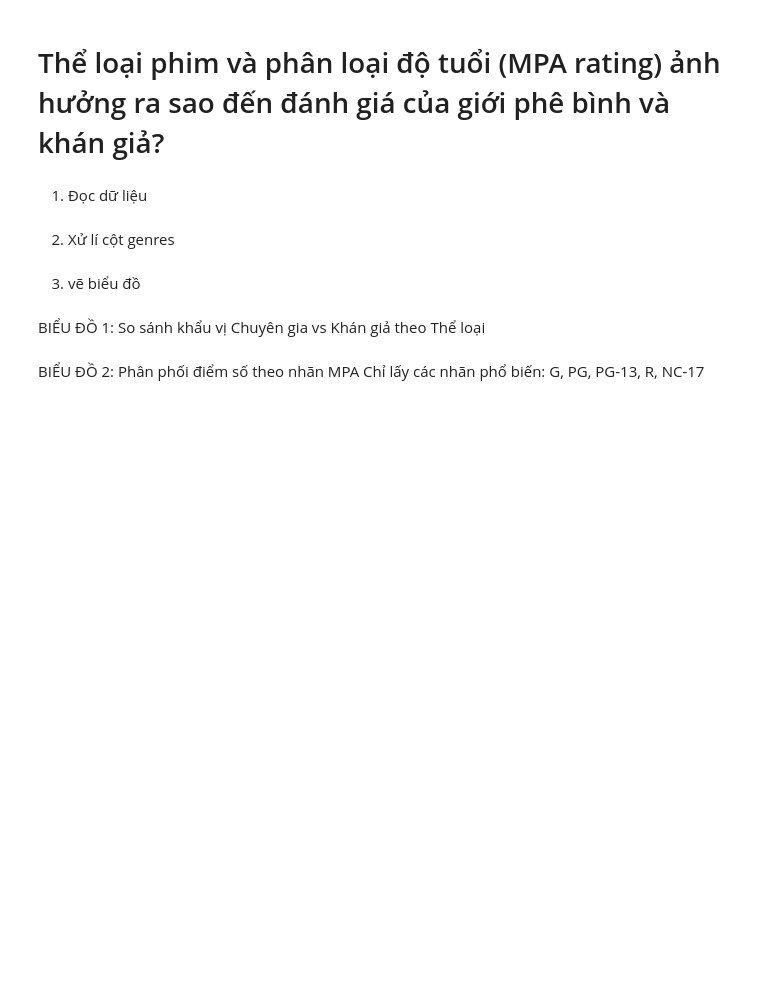
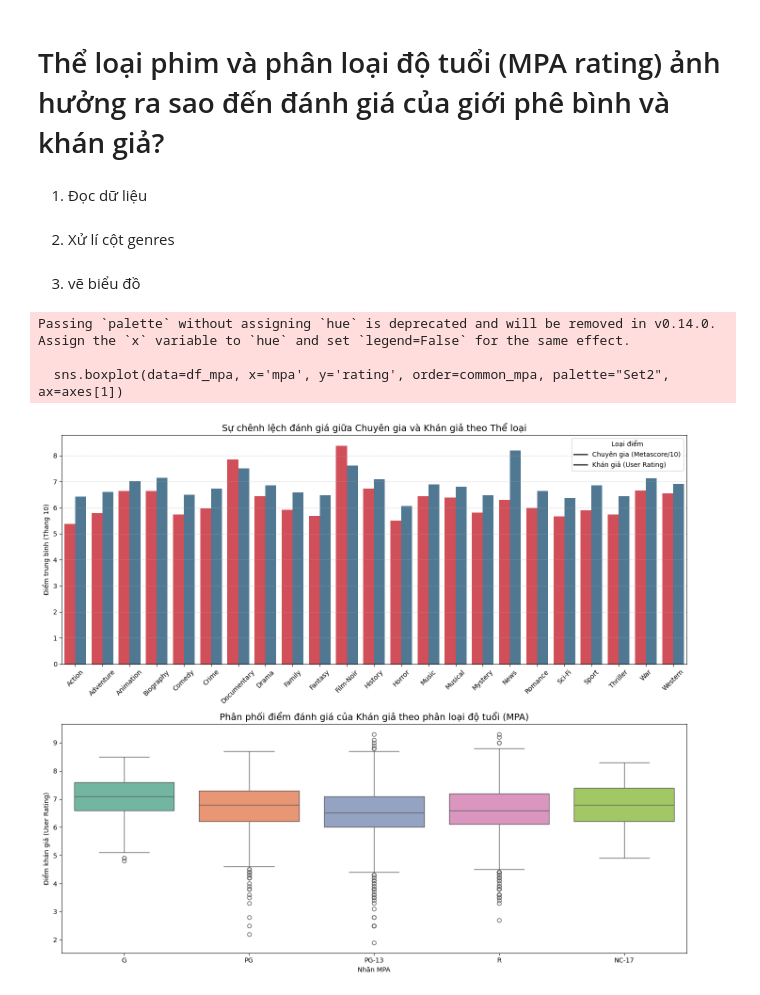
Before and after one commit to Kyoyooo/Movie-Rating-Prediction-Model, a Jupyter notebook: question_2.ipynb, the cells around one changed output. Cells and saved outputs as stored; diff of their text form; code cells hidden in the pictures; blank space fills up the shorter version.

```diff
--- a/question_2.ipynb
+++ b/question_2.ipynb
@@ -12,25 +12,61 @@ try:
     df = pd.read_csv('IMDB_movies.csv')
 
     # Chuẩn hóa tên cột (đề phòng lỗi khoảng trắng/viết hoa)
-    df.columns = df.columns.str.strip().str.lower()
+    #df.columns = df.columns.str.strip().str.lower()
 
     required_cols = ['genres', 'mpa', 'metascore', 'rating']
 
     # Lọc bỏ các dòng thiếu dữ liệu để vẽ cho đẹp
-    df_clean = df[required_cols].dropna().copy()
+    #df_clean = df[required_cols].dropna().copy()
 
     # Đưa Metascore (0-100) về thang 10 để so sánh với User Rating
-    df_clean['metascore_norm'] = df_clean['metascore'] / 10
+    df['metascore_norm'] = df['metascore'] / 10
+
+
 
 except FileNotFoundError:
     print("Không tìm thấy file csv")
 # %% [markdown]
 2. Xử lí cột genres
 # %%
-df_exploded = df_clean.assign(genre=df_clean['genre'].str.split(', ')).explode('genre')
+df['genre_list'] = df['genres'].str.split(',')
+df_exploded = df.explode('genre_list')
+df_exploded['genre_clean'] = df_exploded['genre_list'].str.strip()
+df_exploded = df_exploded[df_exploded['genre_clean'] != 'nan']
+df_final = df_exploded[df_exploded['genre_clean'] != '']
 # %% [markdown]
 3. vẽ biểu đồ
 # %%
-fig, axes = plt.subplots(2, 1, figsize=(25, 12))
+fig, axes = plt.subplots(2, 1, figsize=(14, 12))
+#plt.figure(figsize=(25, 6))
+
+genre_group = df_final.groupby('genre_clean')[['metascore_norm', 'rating']].mean().reset_index()
+genre_melted = genre_group.melt(id_vars='genre_clean', var_name='Score Type', value_name='Average Score')
+
+sns.barplot(data=genre_melted, x='genre_clean', y='Average Score', hue='Score Type',
+            palette={'metascore_norm': '#E63946', 'rating': '#457B9D'}, ax=axes[0])
+
+axes[0].set_title('Sự chênh lệch đánh giá giữa Chuyên gia và Khán giả theo Thể loại', fontsize=14)
+axes[0].set_ylabel('Điểm trung bình (Thang 10)')
+axes[0].set_xlabel('')
+axes[0].tick_params(axis='x', rotation=45)
+axes[0].legend(title='Loại điểm', labels=['Chuyên gia (Metascore/10)', 'Khán giả (User Rating)'])
+axes[0].grid(axis='y', linestyle='--', alpha=0.5)
+
+common_mpa = ['G', 'PG', 'PG-13', 'R', 'NC-17']
+df_mpa = df[df['mpa'].isin(common_mpa)]
+
+sns.boxplot(data=df_mpa, x='mpa', y='rating', order=common_mpa, palette="Set2", ax=axes[1])
+
+axes[1].set_title('Phân phối điểm đánh giá của Khán giả theo phân loại độ tuổi (MPA)', fontsize=14)
+axes[1].set_ylabel('Điểm khán giả (User Rating)')
+axes[1].set_xlabel('Nhãn MPA')
+
+plt.tight_layout()
+plt.savefig('genre_mpa_analysis.png')
+plt.show()
+# %% [output]
+Passing `palette` without assigning `hue` is deprecated and will be removed in v0.14.0. Assign the `x` variable to `hue` and set `legend=False` for the same effect.
+
+  sns.boxplot(data=df_mpa, x='mpa', y='rating', order=common_mpa, palette="Set2", ax=axes[1])
+[figure, added]
-# %% [markdown]
-BIỂU ĐỒ 1: So sánh khẩu vị Chuyên gia vs Khán giả theo Thể loại
@@ -50,3 +72,0 @@ axes[0].grid(axis='y', linestyle='--', alpha=0.5)
-# %% [markdown]
-BIỂU ĐỒ 2: Phân phối điểm số theo nhãn MPA
-Chỉ lấy các nhãn phổ biến: G, PG, PG-13, R, NC-17
```
Also changed, not shown: parts of 2 cells of this notebook.
